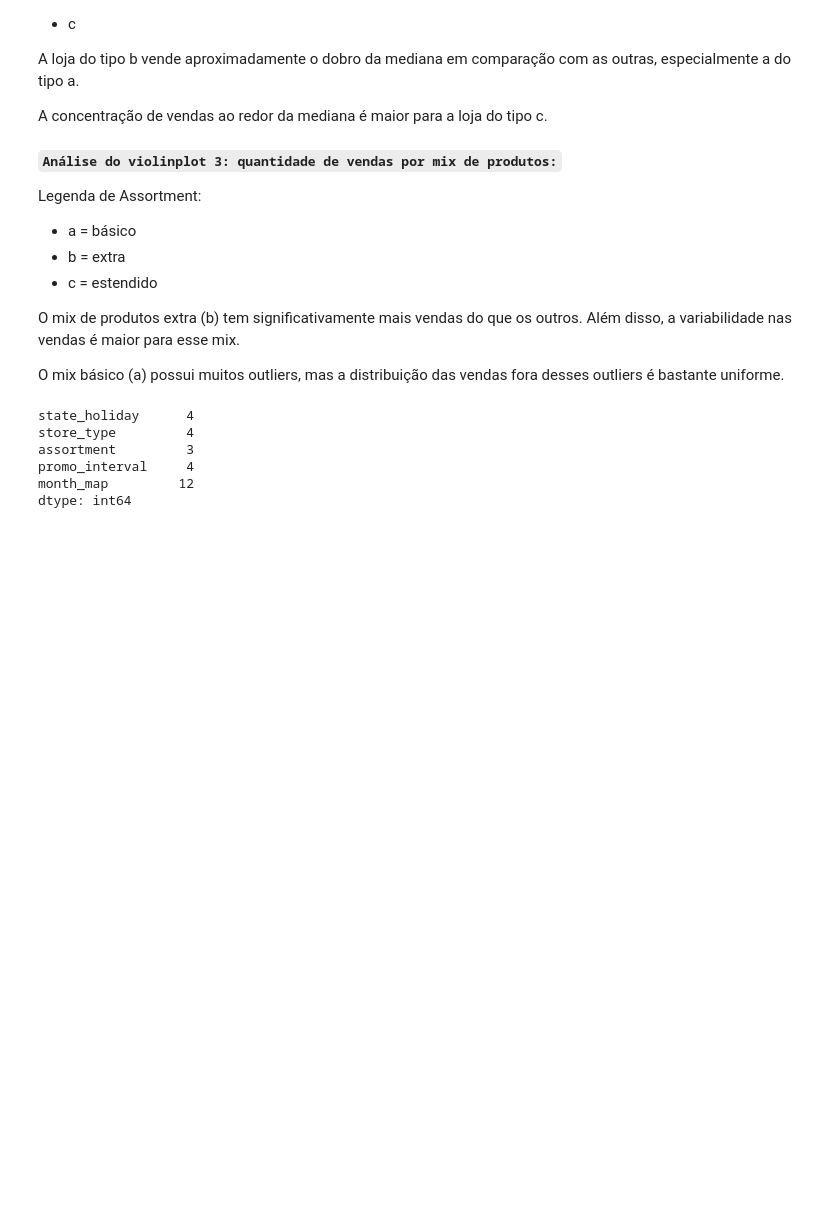
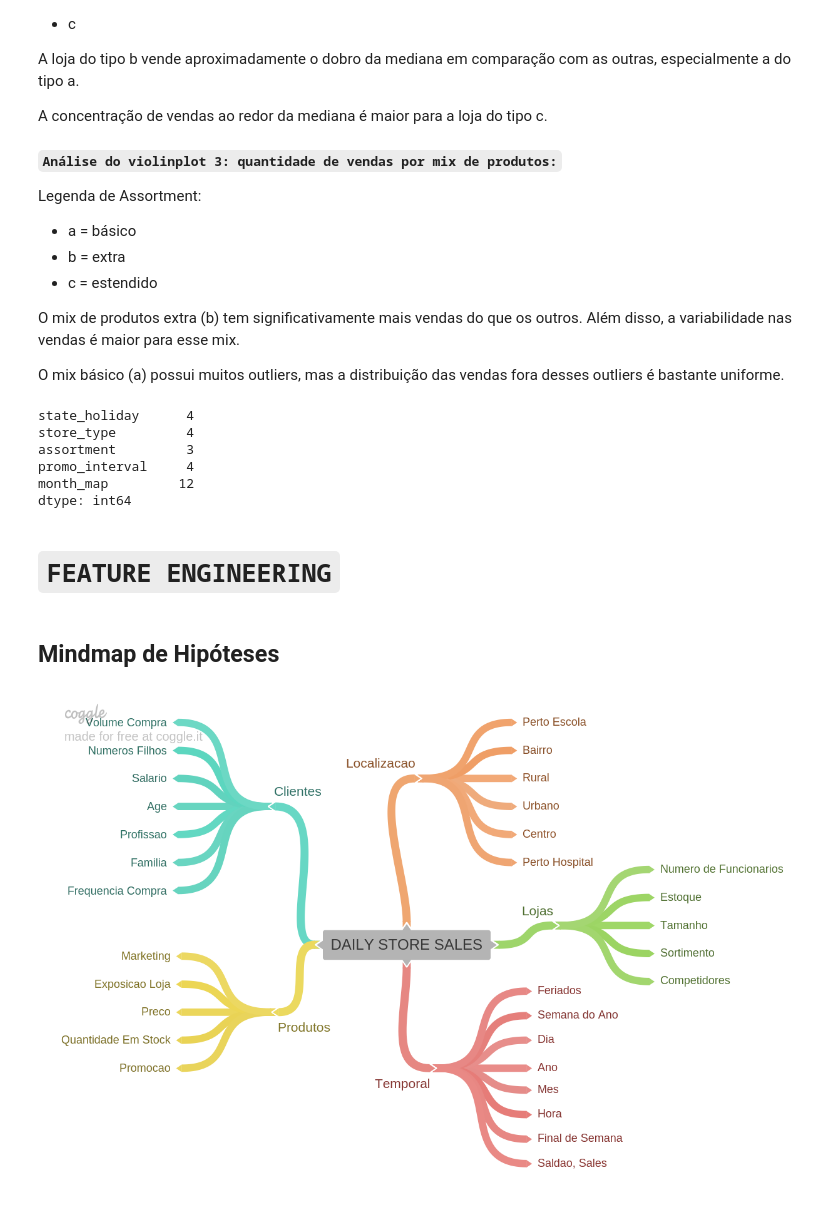
Before and after one commit to phfreitass/rossaman-sales-forecast, a Jupyter notebook: notebooks/1.0.ph_rossmann_store_sales.ipynb, the cells around one changed output. Saved outputs shown, nothing was run; the diff lists cells and outputs as text; code cells hidden in the pictures; blank space fills up the shorter version.

Commit message:
feature_engineering

```diff
--- a/notebooks/1.0.ph_rossmann_store_sales.ipynb
+++ b/notebooks/1.0.ph_rossmann_store_sales.ipynb
@@ -417,3 +438,5 @@ assortment         3
 promo_interval     4
 month_map         12
 dtype: int64
+# %% [markdown]
+# `FEATURE ENGINEERING`
@@ -419,0 +445,6 @@ dtype: int64
+# %% [markdown]
+## Mindmap de Hipóteses
+# %%
+Image ('../img/mindmap.png')
+# %% [output]
+[figure, added]
```
Also changed, not shown: parts of 9 cells of this notebook, 3 other files.
